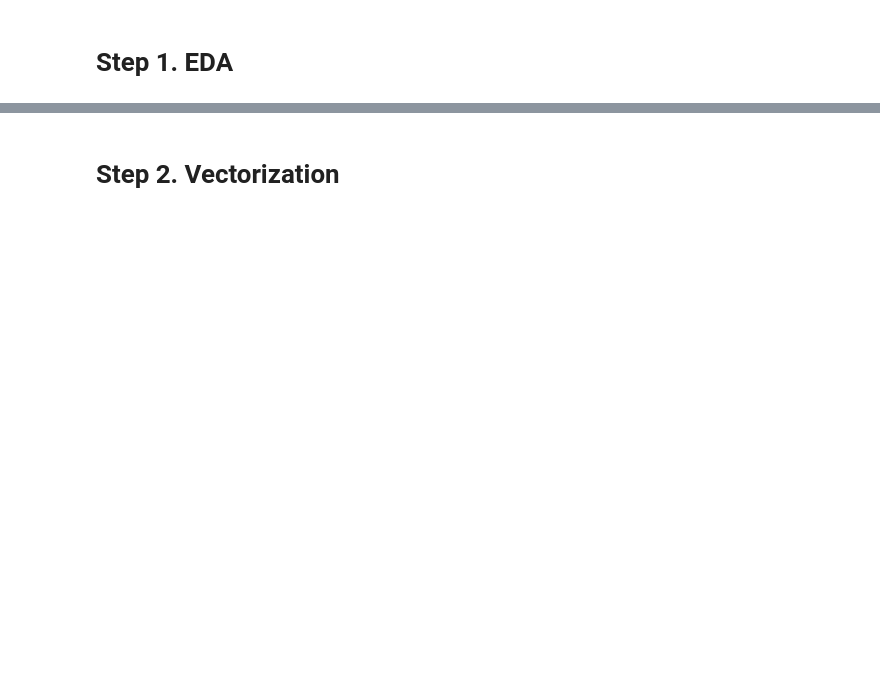
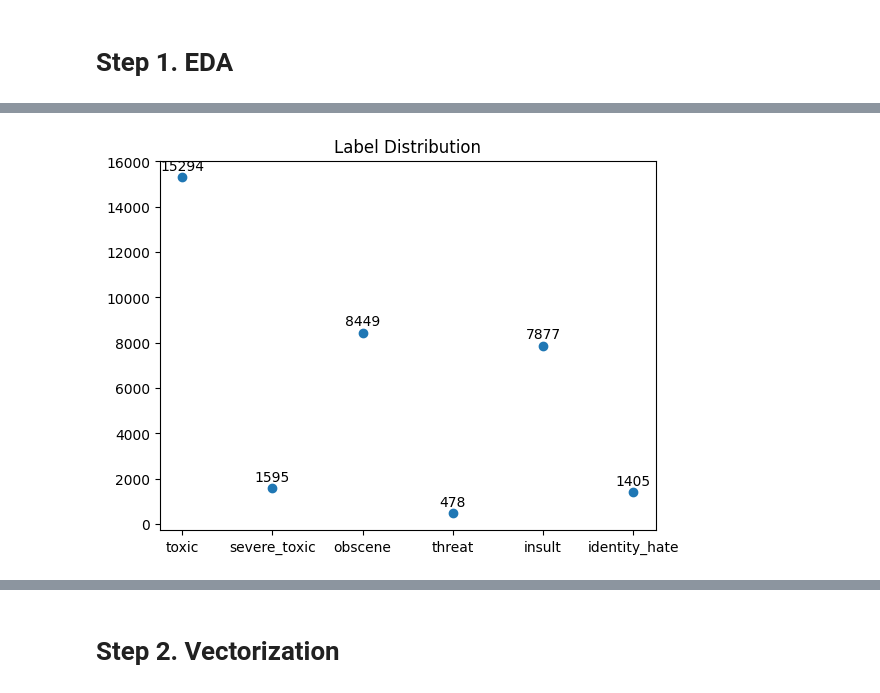
Before and after one commit to qternel/toxic-comment-classification, a Jupyter notebook: toxic-comment-classification.ipynb, the cells around one changed output, grey strips where cells are left out. Saved outputs shown, nothing was run; the diff lists cells and outputs as text; code cells hidden in the pictures; blank space fills up the shorter version.

```diff
--- a/toxic-comment-classification.ipynb
+++ b/toxic-comment-classification.ipynb
@@ -16,3 +61,13 @@ pd.set_option('display.max_colwidth', None)
+# %%
+plt.title('Label Distribution')
+x=['toxic','severe_toxic','obscene','threat','insult', 'identity_hate']
+y=[v1, v2, v3, v4, v5, v6]
+plt.scatter(x=x, y=y)
+for i, txt in enumerate(y):
+    plt.annotate(txt, (x[i], y[i]), textcoords="offset points", xytext=(0,5), ha='center')
+plt.show()
+# %% [output]
+[figure, added]
 # %%
 df.head()
 # %% [output]
```
Also changed, not shown: parts of 46 cells of this notebook, 7 other files.
